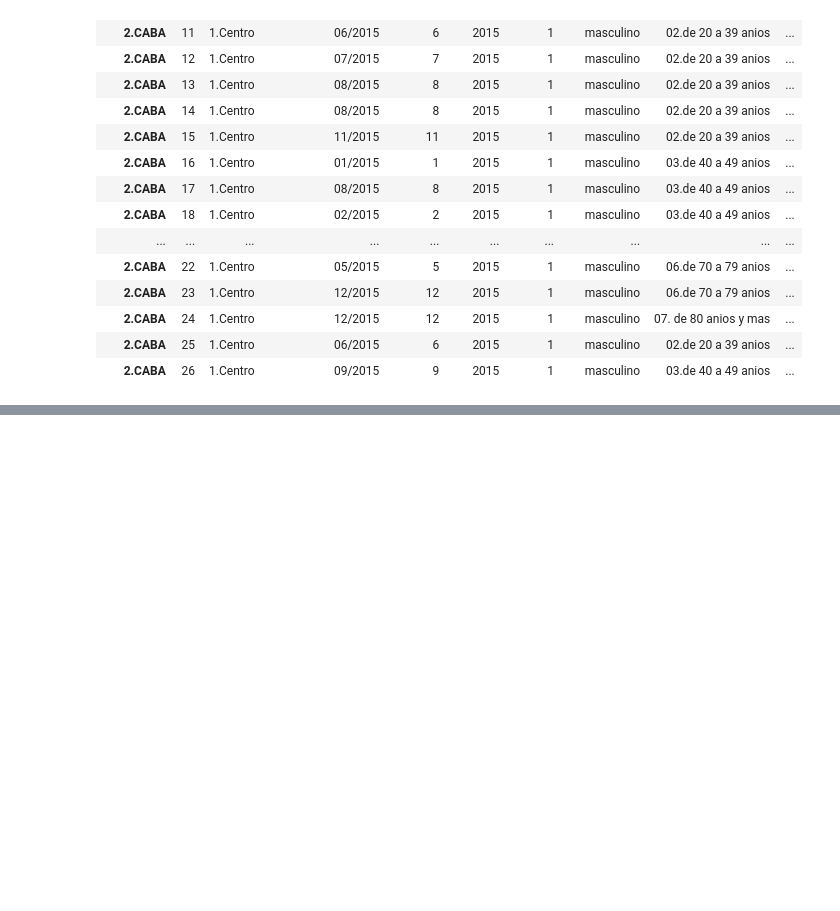
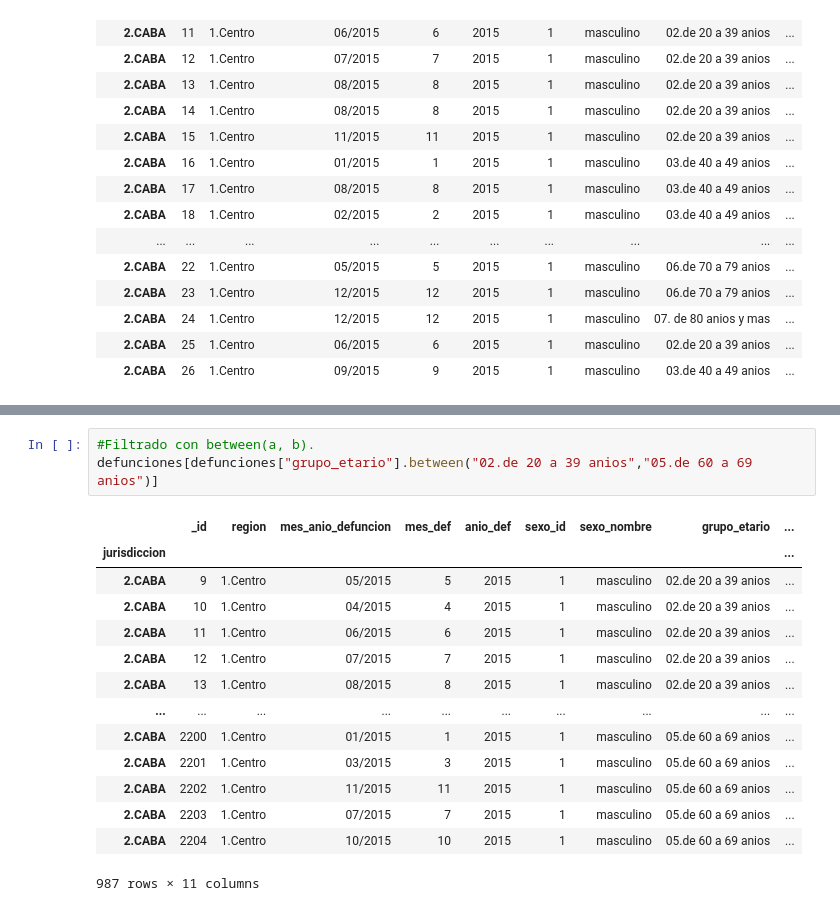
Before and after one commit to gastonruston/Portfolio, a Jupyter notebook: 01-fundamentos/04_pandas_basico.ipynb, the cells around one changed output, grey strips where cells are left out. Cells and saved outputs as stored; diff of their text form; blank space fills up the shorter version.

```diff
--- a/01-fundamentos/04_pandas_basico.ipynb
+++ b/01-fundamentos/04_pandas_basico.ipynb
@@ -369,0 +393,18 @@ defunciones[defunciones["grupo_causa_defuncion_CIE10"].str.contains("INFEC")] #
+# %%
+#Filtrado con between(a, b).
+defunciones[defunciones["grupo_etario"].between("02.de 20 a 39 anios","05.de 60 a 69 anios")]
+# %% [output]
+|  | _id | region | mes_anio_defuncion | mes_def | anio_def | sexo_id | sexo_nombre | grupo_etario | ... |
+| jurisdiccion |  |  |  |  |  |  |  |  | ... |
+| 2.CABA | 9 | 1.Centro | 05/2015 | 5 | 2015 | 1 | masculino | 02.de 20 a 39 anios | ... |
+| 2.CABA | 10 | 1.Centro | 04/2015 | 4 | 2015 | 1 | masculino | 02.de 20 a 39 anios | ... |
+| 2.CABA | 11 | 1.Centro | 06/2015 | 6 | 2015 | 1 | masculino | 02.de 20 a 39 anios | ... |
+| 2.CABA | 12 | 1.Centro | 07/2015 | 7 | 2015 | 1 | masculino | 02.de 20 a 39 anios | ... |
+| 2.CABA | 13 | 1.Centro | 08/2015 | 8 | 2015 | 1 | masculino | 02.de 20 a 39 anios | ... |
+| ... | ... | ... | ... | ... | ... | ... | ... | ... | ... |
+| 2.CABA | 2200 | 1.Centro | 01/2015 | 1 | 2015 | 1 | masculino | 05.de 60 a 69 anios | ... |
+| 2.CABA | 2201 | 1.Centro | 03/2015 | 3 | 2015 | 1 | masculino | 05.de 60 a 69 anios | ... |
+| 2.CABA | 2202 | 1.Centro | 11/2015 | 11 | 2015 | 1 | masculino | 05.de 60 a 69 anios | ... |
+| 2.CABA | 2203 | 1.Centro | 07/2015 | 7 | 2015 | 1 | masculino | 05.de 60 a 69 anios | ... |
+| 2.CABA | 2204 | 1.Centro | 10/2015 | 10 | 2015 | 1 | masculino | 05.de 60 a 69 anios | ... |
+987 rows × 11 columns
```
Also changed, not shown: parts of 6 cells of this notebook.
